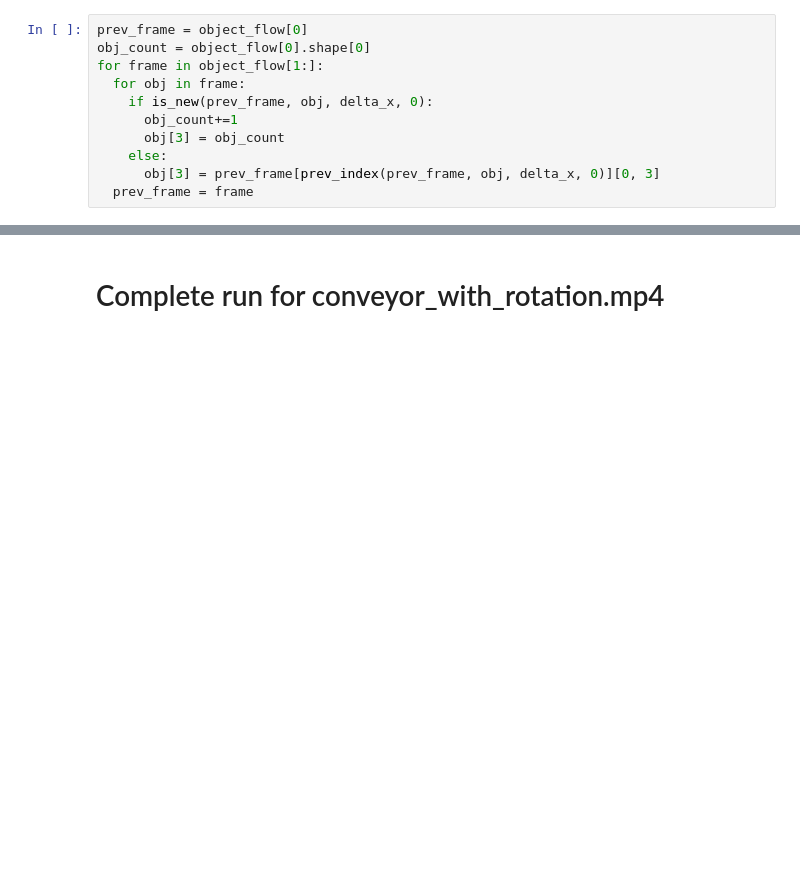
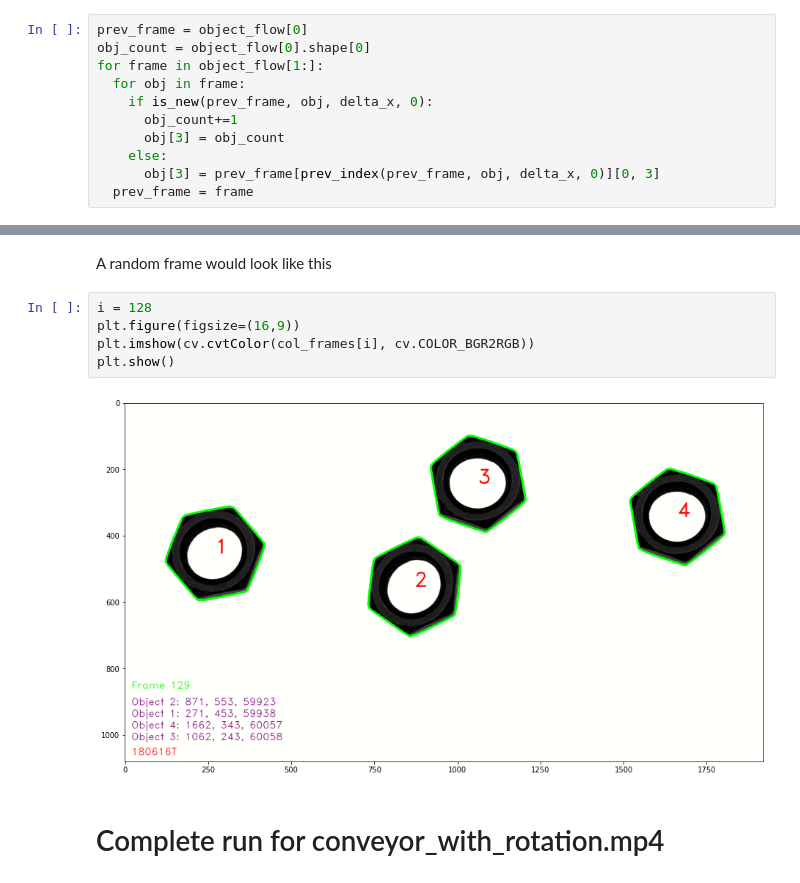
Before and after one commit to PamudithaSomarathne/EN2550, a Jupyter notebook: 5 Count/Assignment 05.ipynb, the cells around one changed output, grey strips where cells are left out. Saved outputs shown, nothing was run; the diff lists cells and outputs as text; blank space fills up the shorter version.

```diff
--- a/5 Count/Assignment 05.ipynb
+++ b/5 Count/Assignment 05.ipynb
@@ -392,3 +400,12 @@ for i in range(len(frames)):
+# %% [markdown]
+A random frame would look like this
+# %%
+i = 128
+plt.figure(figsize=(16,9))
+plt.imshow(cv.cvtColor(col_frames[i], cv.COLOR_BGR2RGB))
+plt.show()
+# %% [output]
+[figure, added]
 # %% [markdown]
 # Complete run for conveyor_with_rotation.mp4
 # %%
```
Also changed, not shown: parts of 6 cells of this notebook, 2 other files.
